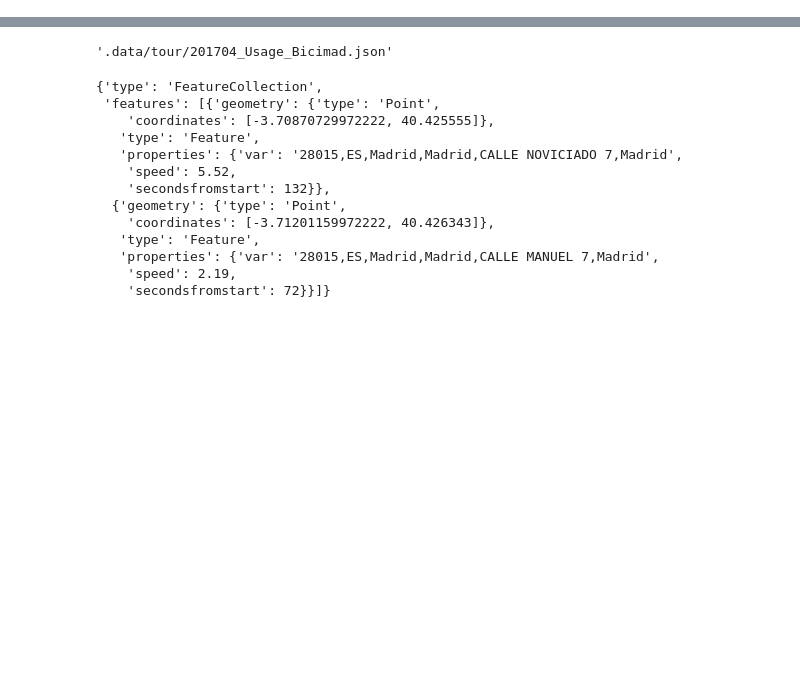
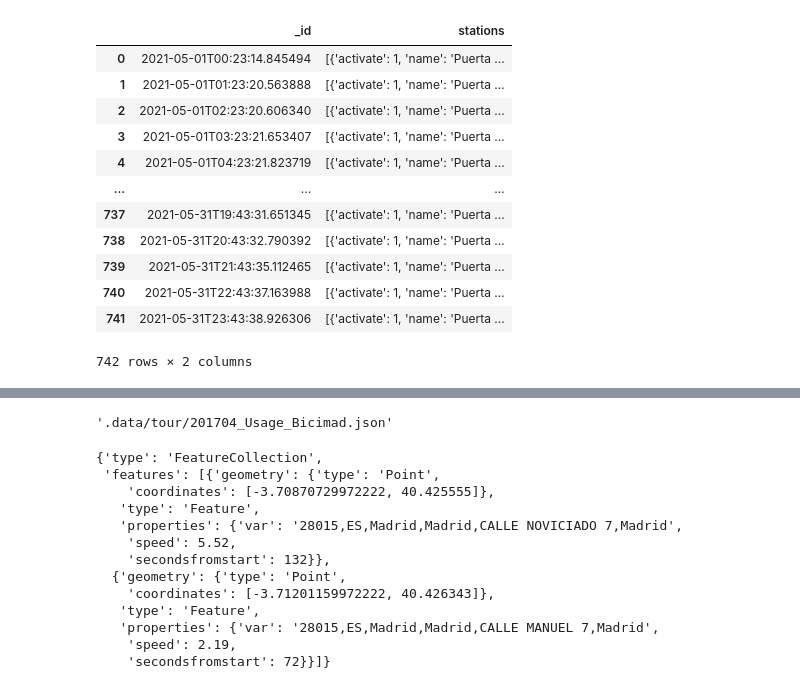
Before and after one commit to fserrey/gis-data-exploration, a Jupyter notebook: bicimad/exploring bicimad data.ipynb, the cells around one changed output, grey strips where cells are left out. Saved outputs shown, nothing was run; the diff lists cells and outputs as text; code cells hidden in the pictures; blank space fills up the shorter version.

```diff
--- a/bicimad/exploring bicimad data.ipynb
+++ b/bicimad/exploring bicimad data.ipynb
@@ -7,3 +7,10 @@ import matplotlib as plt
 import json
 # %%
 #Datos itinerarios de última hasta mayo 2018
+# %%
+import zipfile
+
+path_to_zip = './data/202105_movements-json.zip'
+directory_to_extract_to = './data/'
+with zipfile.ZipFile(path_to_zip, 'r') as zip_ref:
+    zip_ref.extractall(directory_to_extract_to)
@@ -9,0 +34,28 @@ import json
+# %%
+path_to_zip = './data/202105-json.zip'
+directory_to_extract_to = './data/'
+with zipfile.ZipFile(path_to_zip, 'r') as zip_ref:
+    zip_ref.extractall(directory_to_extract_to)
+
+with open('./data/202105.json', encoding='latin-1') as json_file:
+    data = json_file.readlines()
+    # this line below may take at least 8-10 minutes of processing for 4-5 million rows.
+    # It converts all strings in list to actual json objects.
+    data = list(map(json.loads, data))
+
+df_ = pd.DataFrame(data)
+display(df_)
+# %% [output]
+|  | _id | stations |
+| 0 | 2021-05-01T00:23:14.845494 | [{'activate': 1, 'name': 'Puerta ... |
+| 1 | 2021-05-01T01:23:20.563888 | [{'activate': 1, 'name': 'Puerta ... |
+| 2 | 2021-05-01T02:23:20.606340 | [{'activate': 1, 'name': 'Puerta ... |
+| 3 | 2021-05-01T03:23:21.653407 | [{'activate': 1, 'name': 'Puerta ... |
+| 4 | 2021-05-01T04:23:21.823719 | [{'activate': 1, 'name': 'Puerta ... |
+| ... | ... | ... |
+| 737 | 2021-05-31T19:43:31.651345 | [{'activate': 1, 'name': 'Puerta ... |
+| 738 | 2021-05-31T20:43:32.790392 | [{'activate': 1, 'name': 'Puerta ... |
+| 739 | 2021-05-31T21:43:35.112465 | [{'activate': 1, 'name': 'Puerta ... |
+| 740 | 2021-05-31T22:43:37.163988 | [{'activate': 1, 'name': 'Puerta ... |
+| 741 | 2021-05-31T23:43:38.926306 | [{'activate': 1, 'name': 'Puerta ... |
+742 rows × 2 columns
```
Also changed, not shown: parts of 8 cells of this notebook, 2 other files.
